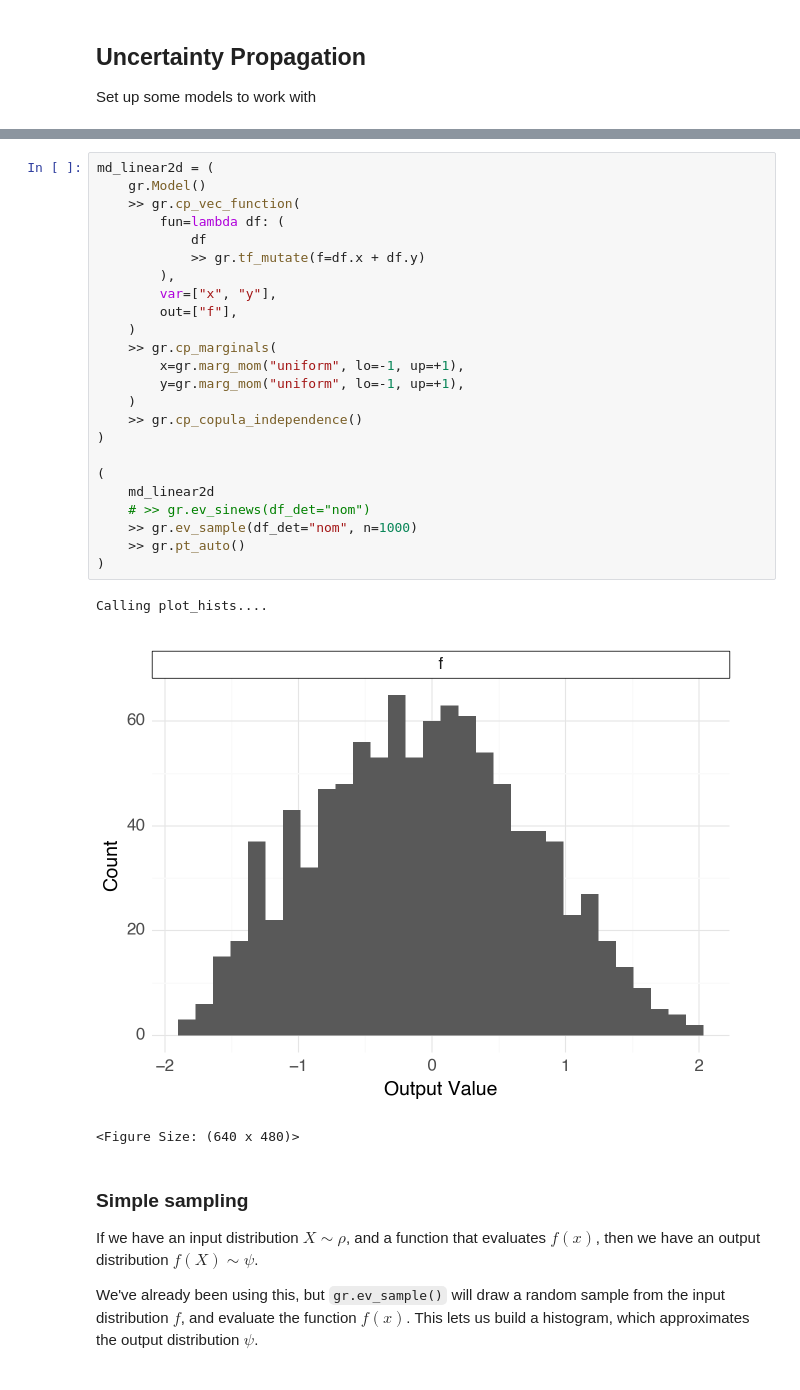
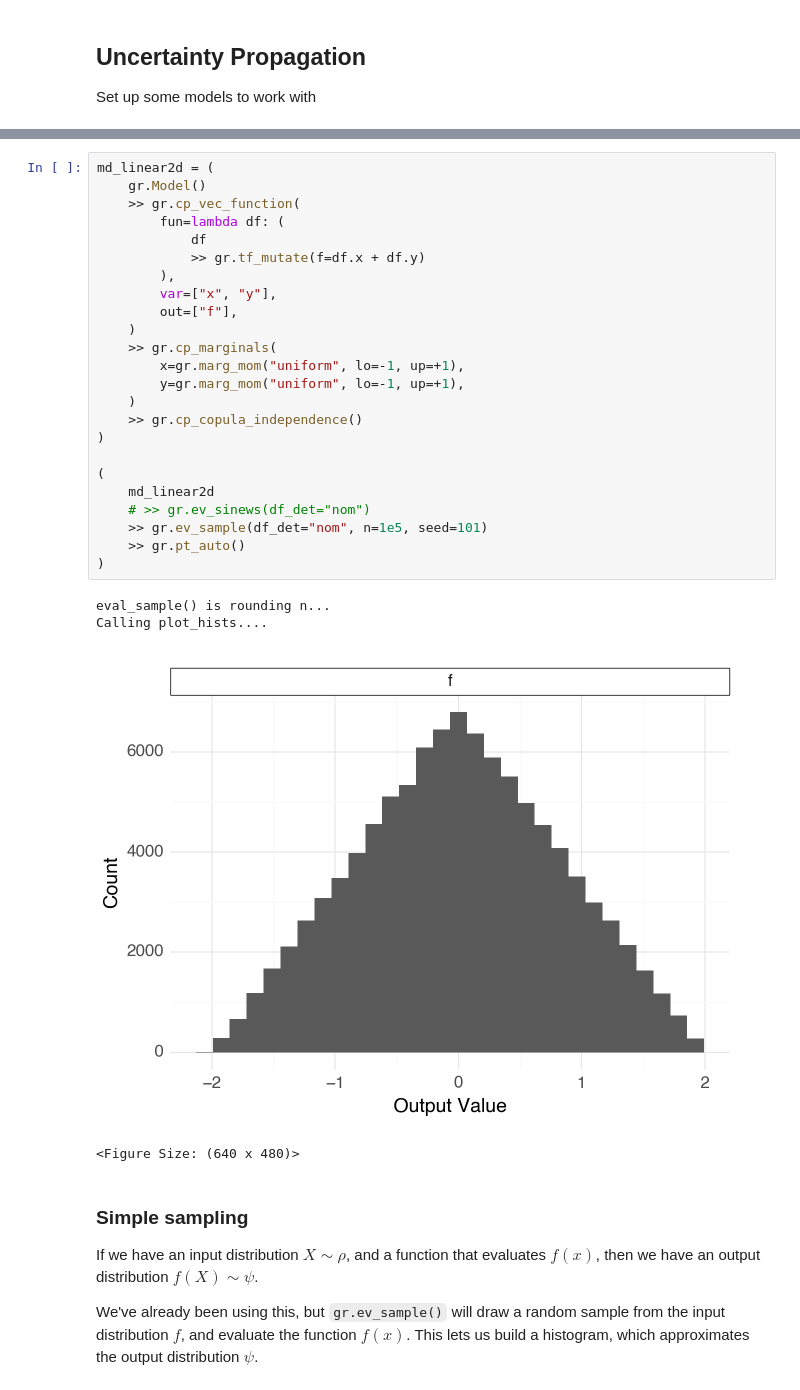
Before and after one commit to zdelrosario/pdo-notes, a Jupyter notebook: 2026/day17.ipynb, the cells around one changed output, grey strips where cells are left out. Drawn from its saved outputs; the diff is of its cells as text.

```diff
--- a/2026/day17.ipynb
+++ b/2026/day17.ipynb
@@ -47,30 +49,31 @@ Calling plot_sinew_outputs....
 # %%
 md_linear2d = (
     gr.Model()
     >> gr.cp_vec_function(
         fun=lambda df: (
             df
             >> gr.tf_mutate(f=df.x + df.y)
         ),
         var=["x", "y"],
         out=["f"],
     )
     >> gr.cp_marginals(
         x=gr.marg_mom("uniform", lo=-1, up=+1),
         y=gr.marg_mom("uniform", lo=-1, up=+1),
     )
     >> gr.cp_copula_independence()
 )
 
 (
     md_linear2d
     # >> gr.ev_sinews(df_det="nom")
-    >> gr.ev_sample(df_det="nom", n=1000)
+    >> gr.ev_sample(df_det="nom", n=1e5, seed=101)
     >> gr.pt_auto()
 )
 # %% [output]
+eval_sample() is rounding n...
 Calling plot_hists....
-[figure, old version]
+[figure, new version]
 <Figure Size: (640 x 480)>
 # %% [markdown]
 ### Simple sampling
```
Also changed, not shown: parts of 16 cells of this notebook.
